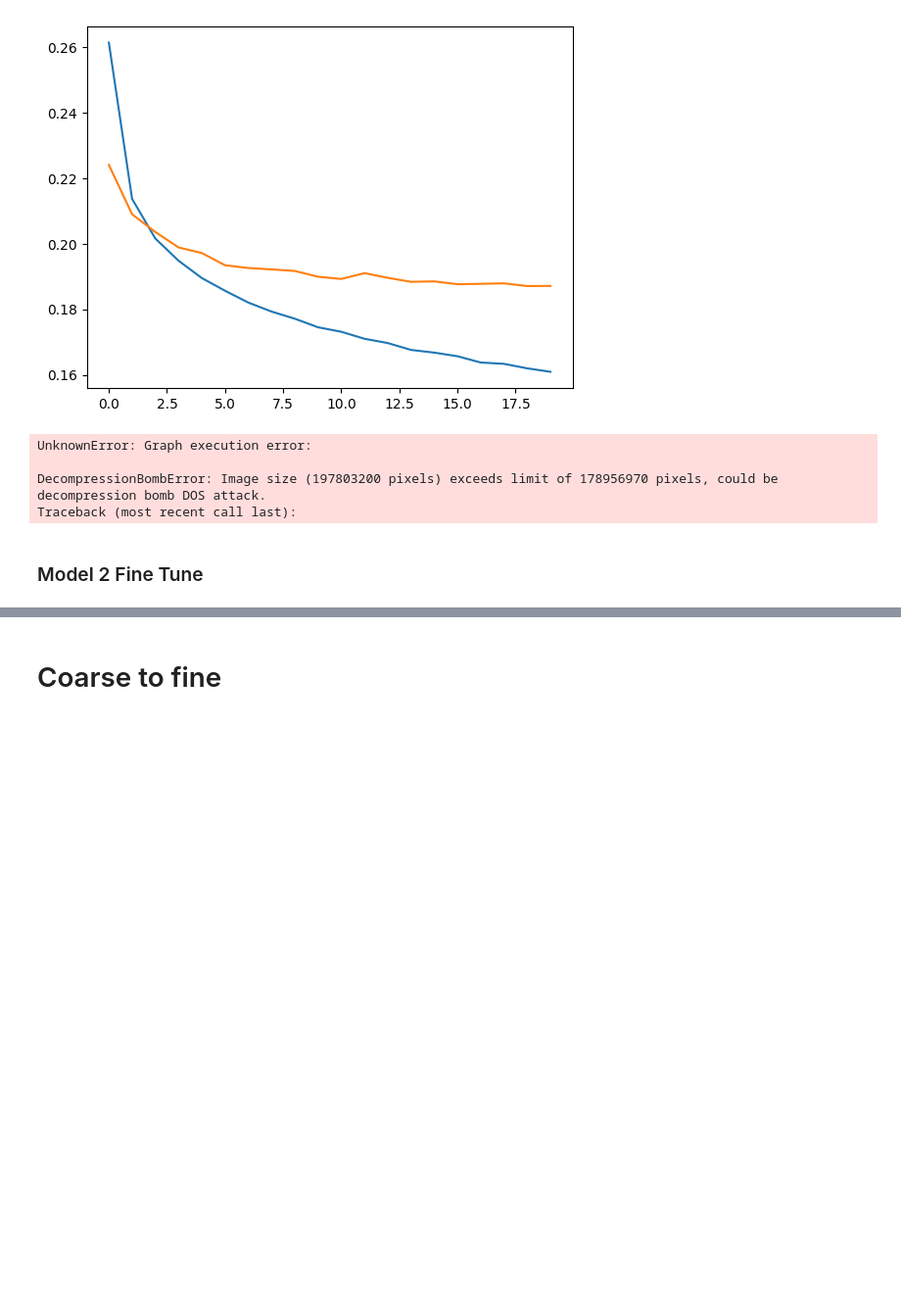
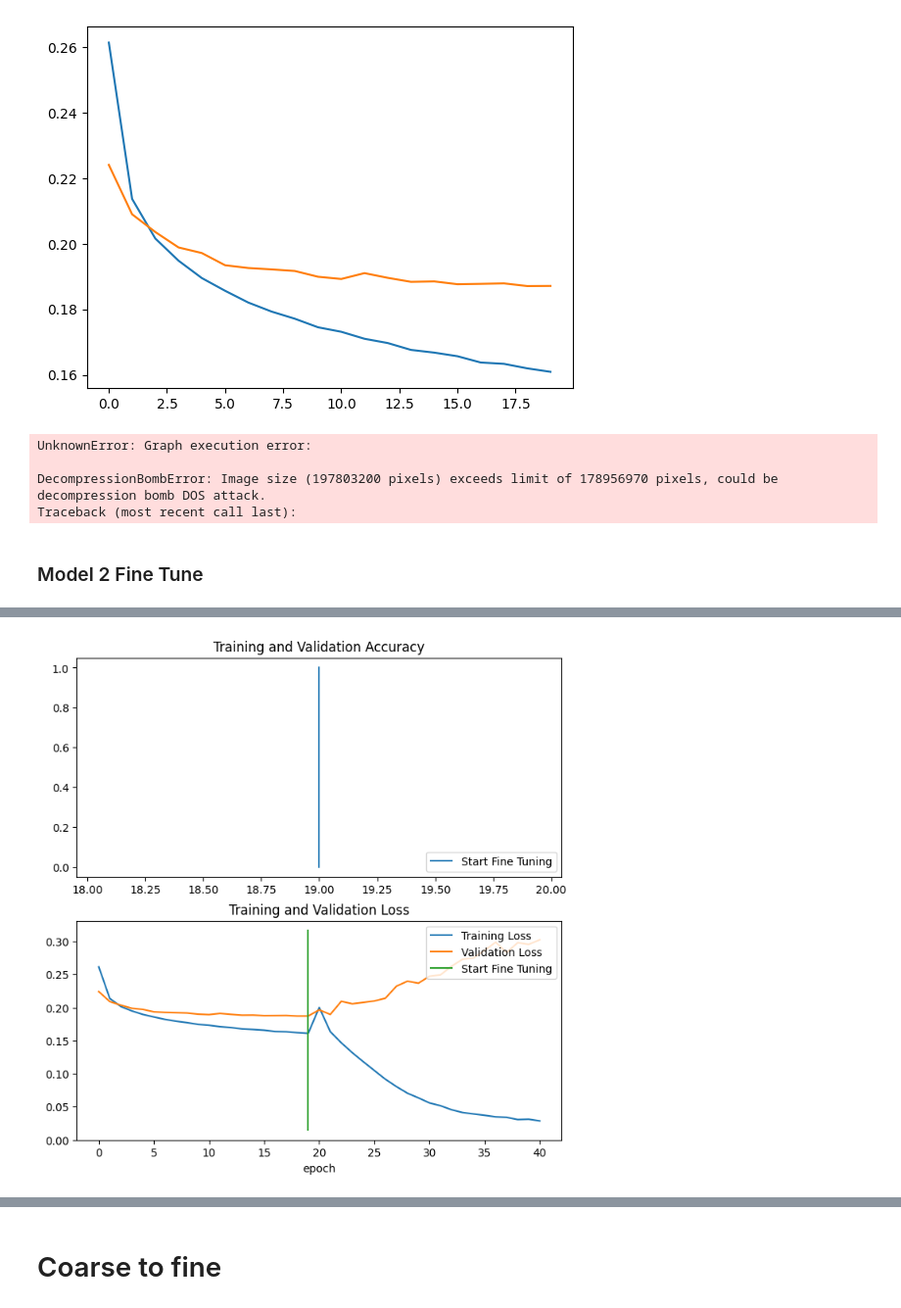
Before and after one commit to melihkacaman/SimilarProducts, a Jupyter notebook: notebooks/11 Fine Grained Attributes Detection on High Resolution.ipynb, the cells around one changed output, grey strips where cells are left out. Shown at 98% size. Saved outputs shown, nothing was run; the diff lists cells and outputs as text; code cells hidden in the pictures; blank space fills up the shorter version.

```diff
--- a/notebooks/11 Fine Grained Attributes Detection on High Resolution.ipynb
+++ b/notebooks/11 Fine Grained Attributes Detection on High Resolution.ipynb
@@ -441,21 +441,16 @@ def compare_historys(original_history, new_history, initial_epochs=10):
     # Get original history measurements
     loss = original_history.history["loss"]
 
-    val_acc = original_history.history["val_accuracy"]
     val_loss = original_history.history["val_loss"]
 
     # Combine original history with new history
-    total_acc = acc + new_history.history["accuracy"]
     total_loss = loss + new_history.history["loss"]
 
-    total_val_acc = val_acc + new_history.history["val_accuracy"]
     total_val_loss = val_loss + new_history.history["val_loss"]
 
     # Make plots
     plt.figure(figsize=(8, 8))
     plt.subplot(2, 1, 1)
-    plt.plot(total_acc, label='Training Accuracy')
-    plt.plot(total_val_acc, label='Validation Accuracy')
     plt.plot([initial_epochs-1, initial_epochs-1],
               plt.ylim(), label='Start Fine Tuning') # reshift plot around epochs
     plt.legend(loc='lower right')
@@ -471,5 +466,7 @@ def compare_historys(original_history, new_history, initial_epochs=10):
     plt.xlabel('epoch')
     plt.show()
 # %%
-compare_historys(history_model_1, history_model_1_fine)
+compare_historys(history_model_1, history_model_1_fine, 20)
+# %% [output]
+[figure, added]
 # %%
```
Also changed, not shown: parts of 9 cells of this notebook, 2 other files.
